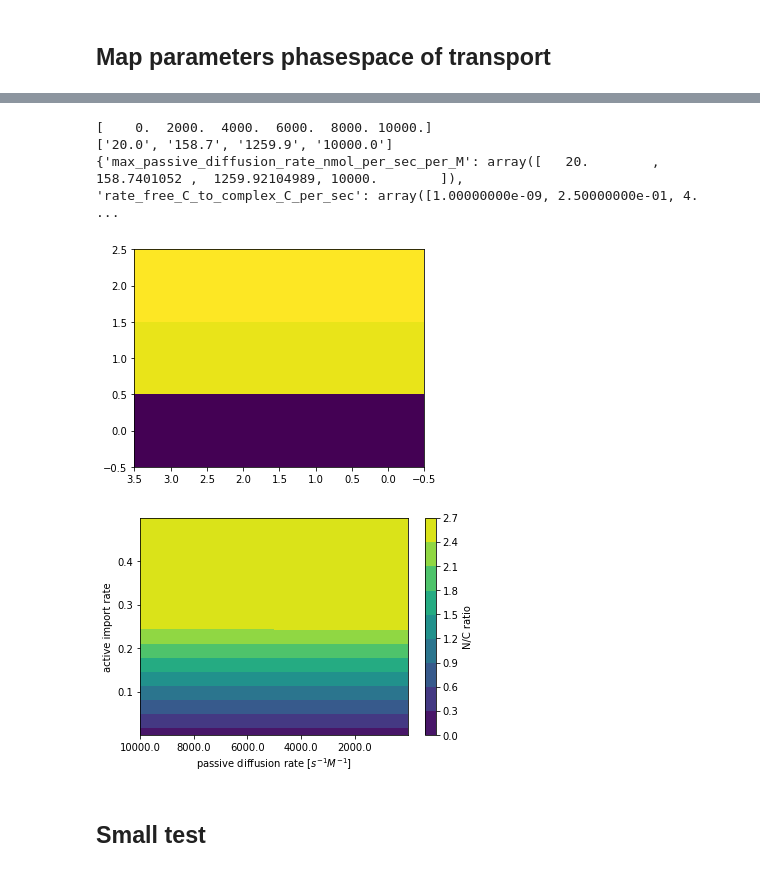
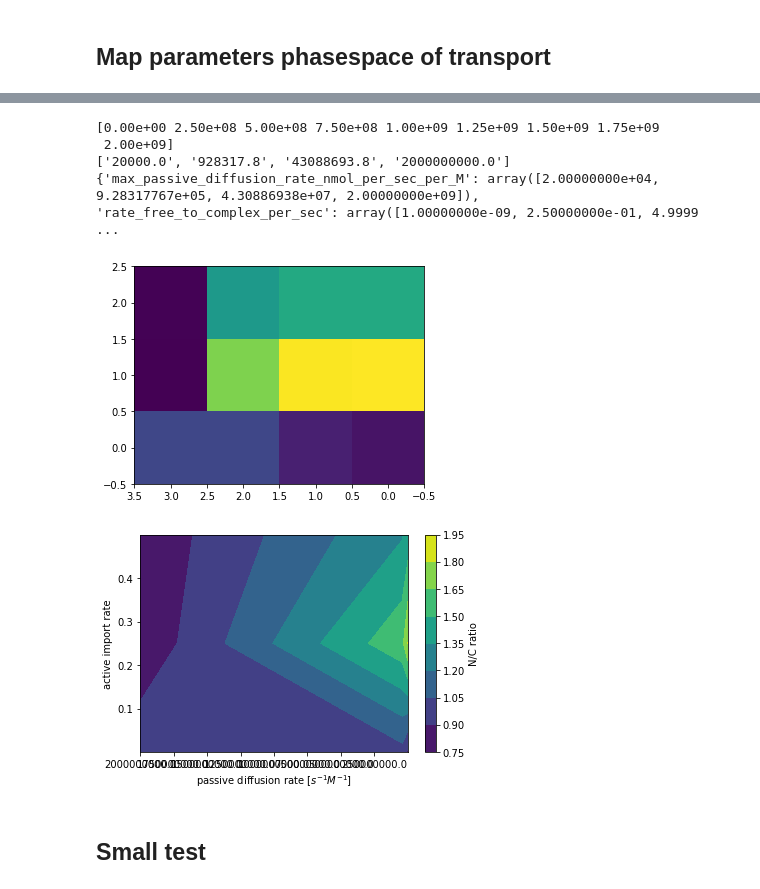
Before and after one commit to ravehlab/npctransport_kinetic, a Jupyter notebook: NPC_FLIP_simulations.ipynb, the cells around one changed output, grey strips where cells are left out. Cells and saved outputs as stored; diff of their text form; code cells hidden in the pictures.

Commit message:
added free nuclear to complex nuclear transition + various param changes to make a sensible equilibration of cargo in the nucleus, not too much, not too little, and converges

```diff
--- a/NPC_FLIP_simulations.ipynb
+++ b/NPC_FLIP_simulations.ipynb
@@ -759,7 +783,7 @@ print(a[1,0])
 def get_new_transport_simulation():
     ts= TransportSimulation( )
     ts.set_params(rate_GDP_C_to_GDP_N_per_sec=7)
-    ts.set_params(dt_sec=1e-3)
+    ts.set_params(dt_sec=2.5e-3)
     return ts
 
 def map_param_grid(nx= 4,
@@ -770,12 +794,12 @@ def map_param_grid(nx= 4,
                   ):
     print(f"nx={nx} ny={ny}")
     epsilon = 1e-9
-    param_range= {}
+    c_cargo_M= 50e-6 # TODO: fetch this from the simulation
     param_range["max_passive_diffusion_rate_nmol_per_sec_per_M"] = \
-        np.logspace(-3, #0.001+epsilon,
-                    np.log10(0.5), #-epsilon,
-                    nx) / 50E-6 # divided by 50E-6 to normalize by the initial cargo concentration # TODO: take the actual cargo concentration?
-    param_range["rate_free_C_to_complex_C_per_sec"] = \
+        np.logspace(0, #0.001+epsilon,
+                    5, #-epsilon,
+                    nx) / c_cargo_M # divided by 50E-6 to normalize by the initial cargo concentration # TODO: take the actual cargo concentration?
+    param_range["rate_free_to_complex_per_sec"] = \
         np.linspace(epsilon,
                     0.5-epsilon,
                     ny)
@@ -783,7 +807,7 @@ def map_param_grid(nx= 4,
     for key in param_range.keys():
         print("Param {:} default value is {:}".format(key, getattr(ts, key)))
     if not is_reset:
-        ts.set_params(rate_free_C_to_complex_C_per_sec = param_range["rate_free_C_to_complex_C_per_sec"][0],
+        ts.set_params(rate_free_to_complex_per_sec = param_range["rate_free_to_complex_per_sec"][0],
                   max_passive_diffusion_rate_nmol_per_sec_per_M  = param_range["max_passive_diffusion_rate_nmol_per_sec_per_M"][0])
         ts.simulate(sim_time_sec= initial_equilibration_time,
                     nskip_statistics= 200) #get to initial equilibrium, but don't waste time saving statistics
@@ -802,7 +826,7 @@ def map_param_grid(nx= 4,
             if is_reset:
                 ts= get_new_transport_simulation()
             ts.set_params(max_passive_diffusion_rate_nmol_per_sec_per_M  = param_range["max_passive_diffusion_rate_nmol_per_sec_per_M"][i],
-                          rate_free_C_to_complex_C_per_sec = param_range["rate_free_C_to_complex_C_per_sec"][j])
+                          rate_free_to_complex_per_sec = param_range["rate_free_to_complex_per_sec"][j])
             stats = ts.simulate(equilibration_time_sec)
             ts.reset_simulation_time()
             for nmol_type in ts.nmol.keys():
@@ -851,42 +870,43 @@ print(ratios)
 # %%
 import matplotlib.ticker as mtick
 x_meshgrid, y_meshgrid = np.meshgrid(param_range["max_passive_diffusion_rate_nmol_per_sec_per_M"],
-                                     param_range["rate_free_C_to_complex_C_per_sec"])
+                                     param_range["rate_free_to_complex_per_sec"])
 plt.figure()
 ax=plt.gca()
 ax.imshow(ratios)
 xlim= ax.get_xlim()
 ylim= ax.get_ylim()
 ax.set_xlim(xlim[1], xlim[0])
 ax.set_ylim(ylim[1], ylim[0])
 plt.figure()
 plt.contourf(x_meshgrid, y_meshgrid, ratios)
 ax= plt.gca()
 ax.set_xlabel(r"passive diffusion rate [$s^{-1} M^{-1}$]")
 ax.set_ylabel("active import rate")
 xlim= ax.get_xlim()
 ylim= ax.get_ylim()
 ax.set_xlim(xlim[1], xlim[0])
 #ax.set_ylim(ylim[1], ylim[0])
 print(ax.get_xticks())
 #ax.set_xticklabels(["{:.1f}".format(xtick) for xtick in param_range["max_passive_diffusion_rate_nmol_per_sec_per_M"]])
 #ax.set_yticklabels(["{:.2f}".format(ytick) for ytick in param_range["rate_free_C_to_complex_C_per_sec"]])
 cb = plt.colorbar(label="N/C ratio")
 ticks = cb.get_ticks()
 cb.set_ticks(ticks)
 
 ax.xaxis.set_major_formatter(mtick.FormatStrFormatter("%.1f"))
 ax.yaxis.set_major_formatter(mtick.FormatStrFormatter("%.1f"))
 
 #cb.set_ticklabels([f'{tick:.0e}' for tick in np.exp(ticks)])
 print(["{:.1f}".format(xtick) for xtick in param_range["max_passive_diffusion_rate_nmol_per_sec_per_M"]])
 print(param_range)
 # %% [output]
-[    0.  2000.  4000.  6000.  8000. 10000.]
-['20.0', '158.7', '1259.9', '10000.0']
-{'max_passive_diffusion_rate_nmol_per_sec_per_M': array([   20.        ,   158.7401052 ,  1259.92104989, 10000.        ]), 'rate_free_C_to_complex_C_per_sec': array([1.00000000e-09, 2.50000000e-01, 4. ...
+[0.00e+00 2.50e+08 5.00e+08 7.50e+08 1.00e+09 1.25e+09 1.50e+09 1.75e+09
+ 2.00e+09]
+['20000.0', '928317.8', '43088693.8', '2000000000.0']
+{'max_passive_diffusion_rate_nmol_per_sec_per_M': array([2.00000000e+04, 9.28317767e+05, 4.30886938e+07, 2.00000000e+09]), 'rate_free_to_complex_per_sec': array([1.00000000e-09, 2.50000000e-01, 4.9999 ...
-[figure, old version]
+[figure, new version]
-[figure, old version]
+[figure, new version]
 # %% [markdown]
 ## Small test
 # %%
```
Also changed, not shown: parts of 9 cells of this notebook, 1 other file.
